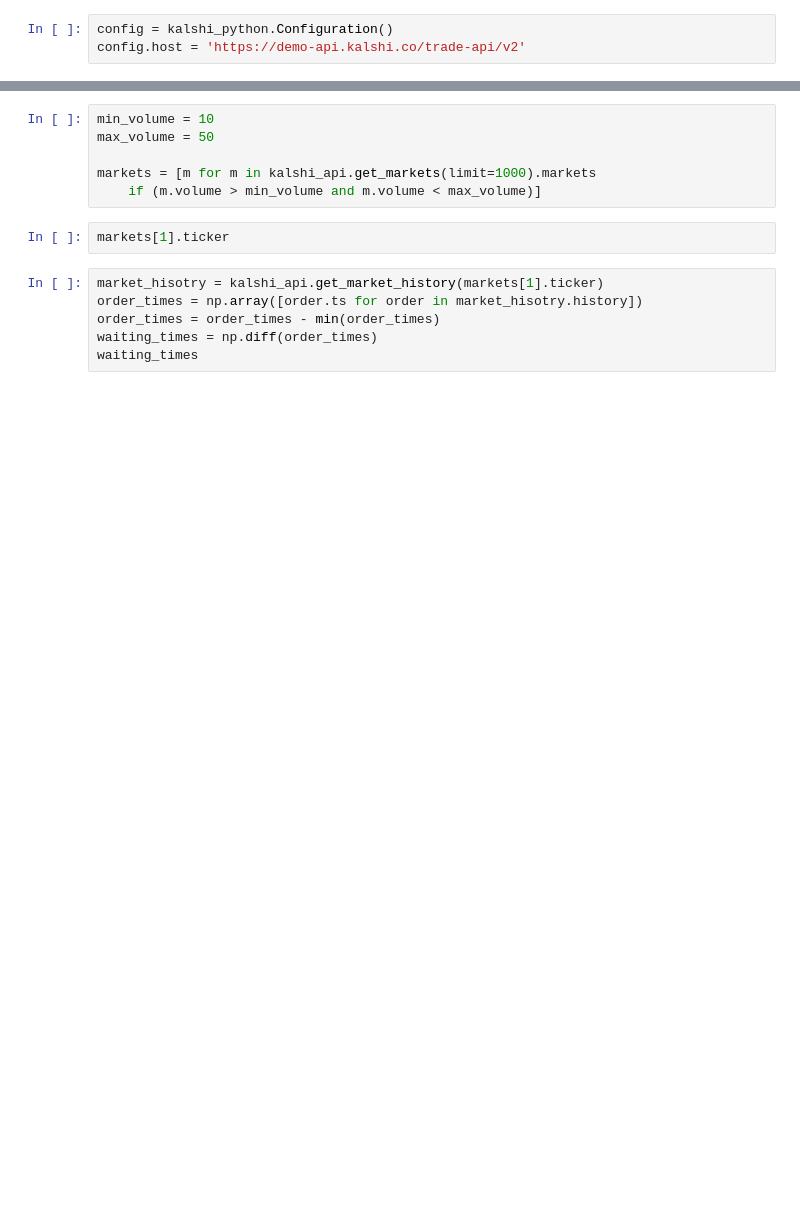
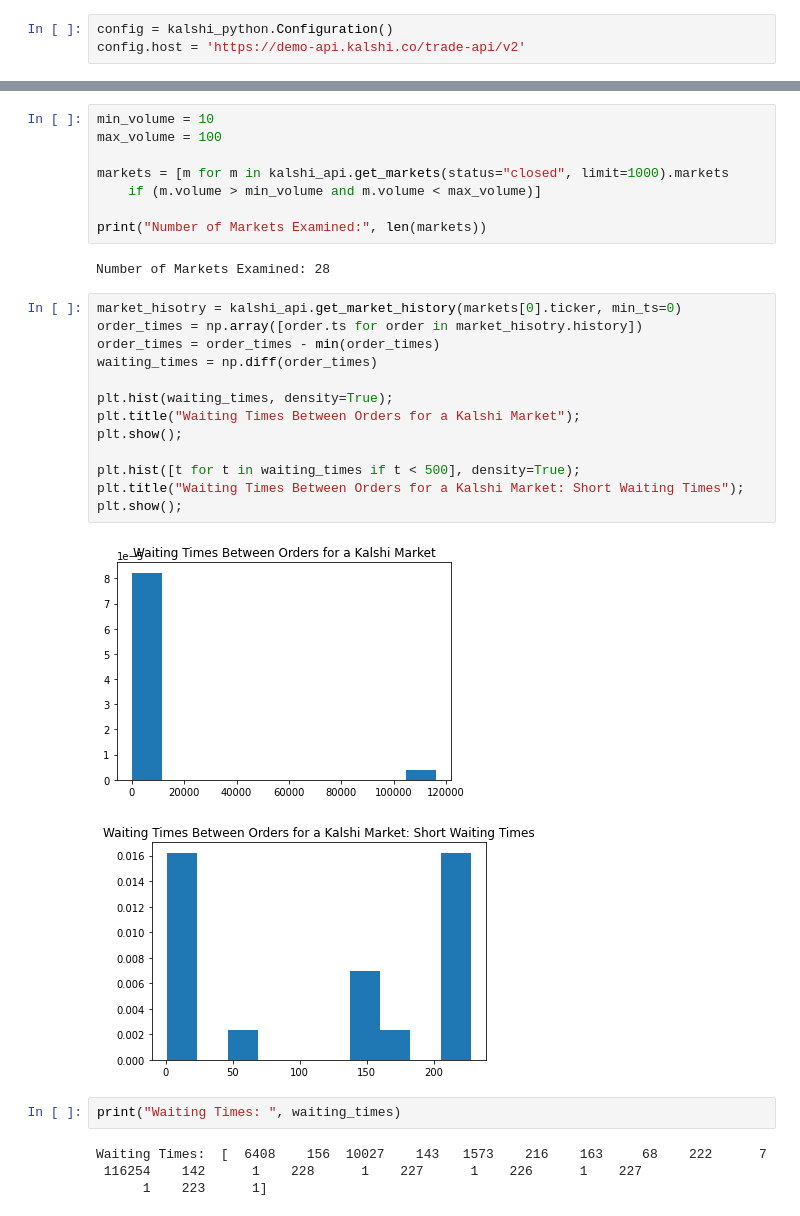
Before and after one commit to IanJoffe/PredictionMarketsInfoTheory, a Jupyter notebook: InfoTheoryPredictionMarketsCode.ipynb, the cells around one changed output, grey strips where cells are left out. Cells and saved outputs as stored; diff of their text form; blank space fills up the shorter version.

```diff
--- a/InfoTheoryPredictionMarketsCode.ipynb
+++ b/InfoTheoryPredictionMarketsCode.ipynb
@@ -23,14 +33,32 @@ kalshi_api.get_markets(limit=1000).markets
 # %%
 min_volume = 10
-max_volume = 50
+max_volume = 100
 
-markets = [m for m in kalshi_api.get_markets(limit=1000).markets
+markets = [m for m in kalshi_api.get_markets(status="closed", limit=1000).markets
     if (m.volume > min_volume and m.volume < max_volume)]
+
+print("Number of Markets Examined:", len(markets))
+# %% [output]
+Number of Markets Examined: 28
-# %%
-markets[1].ticker
 # %%
-market_hisotry = kalshi_api.get_market_history(markets[1].ticker)
+market_hisotry = kalshi_api.get_market_history(markets[0].ticker, min_ts=0)
 order_times = np.array([order.ts for order in market_hisotry.history])
 order_times = order_times - min(order_times)
 waiting_times = np.diff(order_times)
-waiting_times
+
+plt.hist(waiting_times, density=True);
+plt.title("Waiting Times Between Orders for a Kalshi Market");
+plt.show();
+
+plt.hist([t for t in waiting_times if t < 500], density=True);
+plt.title("Waiting Times Between Orders for a Kalshi Market: Short Waiting Times");
+plt.show();
+# %% [output]
+[figure, added]
+[figure, added]
+# %%
+print("Waiting Times: ", waiting_times)
+# %% [output]
+Waiting Times:  [  6408    156  10027    143   1573    216    163     68    222      7
+ 116254    142      1    228      1    227      1    226      1    227
+      1    223      1]
```
Also changed, not shown: parts of 23 cells of this notebook, 1 other file.
